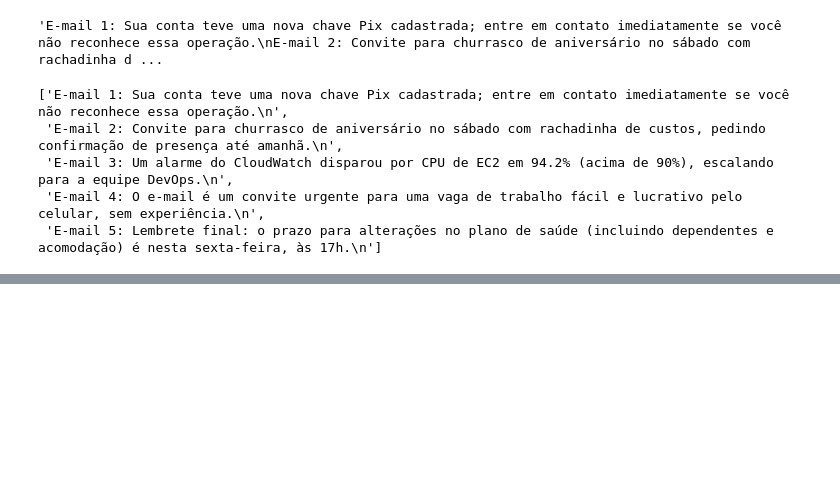
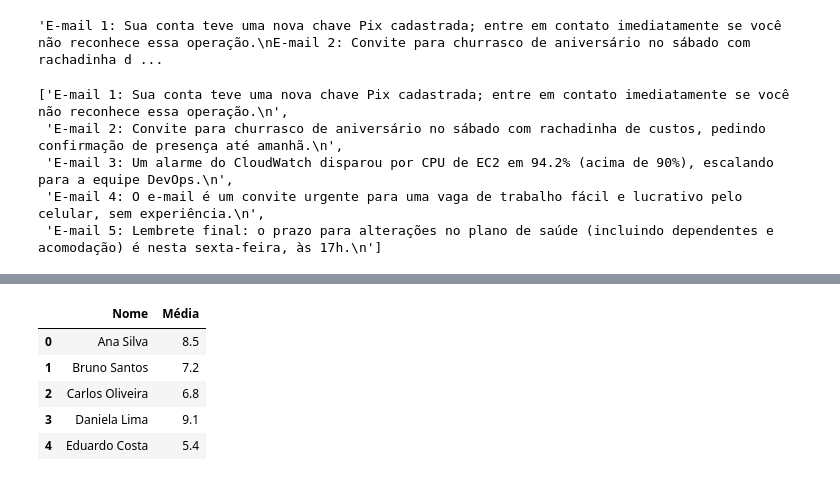
Before and after one commit to Bodegami/formacao-especialista-em-ia, a Jupyter notebook: python-ia-aplicada/Python_applied_ai.ipynb, the cells around one changed output, grey strips where cells are left out. Saved outputs shown, nothing was run; the diff lists cells and outputs as text; code cells hidden in the pictures; blank space fills up the shorter version.

```diff
--- a/python-ia-aplicada/Python_applied_ai.ipynb
+++ b/python-ia-aplicada/Python_applied_ai.ipynb
@@ -1081,0 +1102,9 @@ nova_lista_de_leitura_2
+# %%
+df.head()
+# %% [output]
+|  | Nome | Média |
+| 0 | Ana Silva | 8.5 |
+| 1 | Bruno Santos | 7.2 |
+| 2 | Carlos Oliveira | 6.8 |
+| 3 | Daniela Lima | 9.1 |
+| 4 | Eduardo Costa | 5.4 |
```
Also changed, not shown: parts of 9 cells of this notebook.
